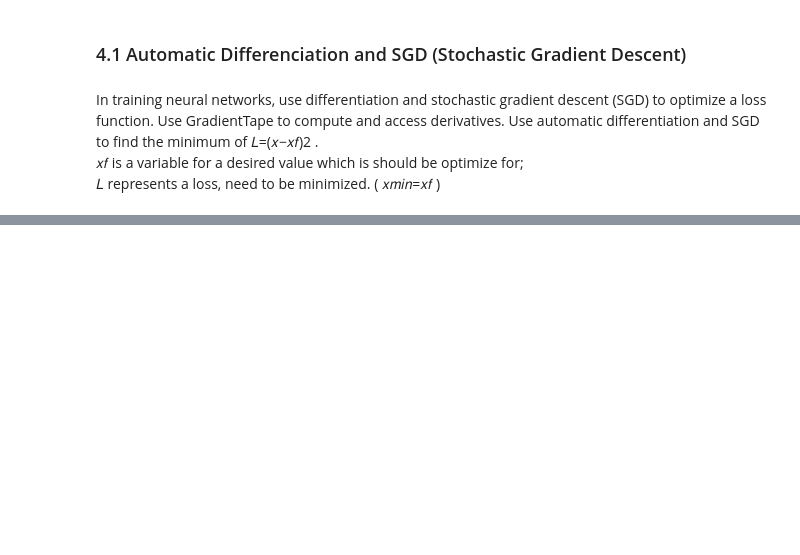
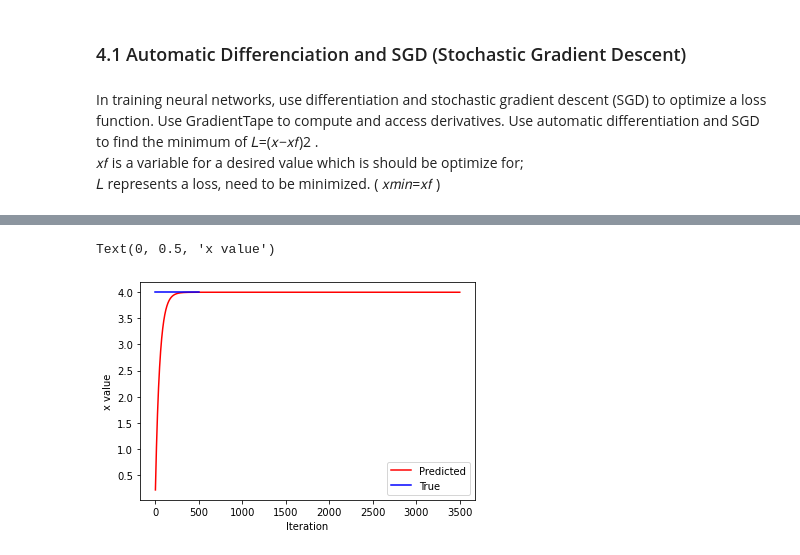
Before and after one commit to Themoonflow/MusicGenerationRNNs, a Jupyter notebook: Music_Generation_Engine.ipynb, the cells around one changed output, grey strips where cells are left out. Saved outputs shown, nothing was run; the diff lists cells and outputs as text; code cells hidden in the pictures; blank space fills up the shorter version.

Commit message:
update SGD Plot

```diff
--- a/Music_Generation_Engine.ipynb
+++ b/Music_Generation_Engine.ipynb
@@ -427,0 +434,25 @@ x_f = 4
+# %%
+for i in range (500):
+    with tf.GradientTape() as tape:
+        loss = (x-x_f)**2
+
+        # gradient = dloss_dx : compute the derivative of loss with the respect of x
+        gradient = tape.gradient(loss,x)  # "forward pass": record the current loss on the tape
+
+        # SDG update new x
+        new_x = x - learning_rate * gradient
+
+        # Assign new_x to x
+        x.assign(new_x)
+
+        history.append(x.numpy()[0])
+
+# Plot the evolution of x as we optimize towards x_f
+plt.plot(history, 'r-')   #Predicted value
+plt.plot([0, 500],[x_f, x_f], 'b-')   # 0,x_f; 500,x_f;
+plt.legend(('Predicted', 'True'))
+plt.xlabel('Iteration')
+plt.ylabel('x value')
+# %% [output]
+Text(0, 0.5, 'x value')
+[figure, added]
```
Also changed, not shown: parts of 6 cells of this notebook.
